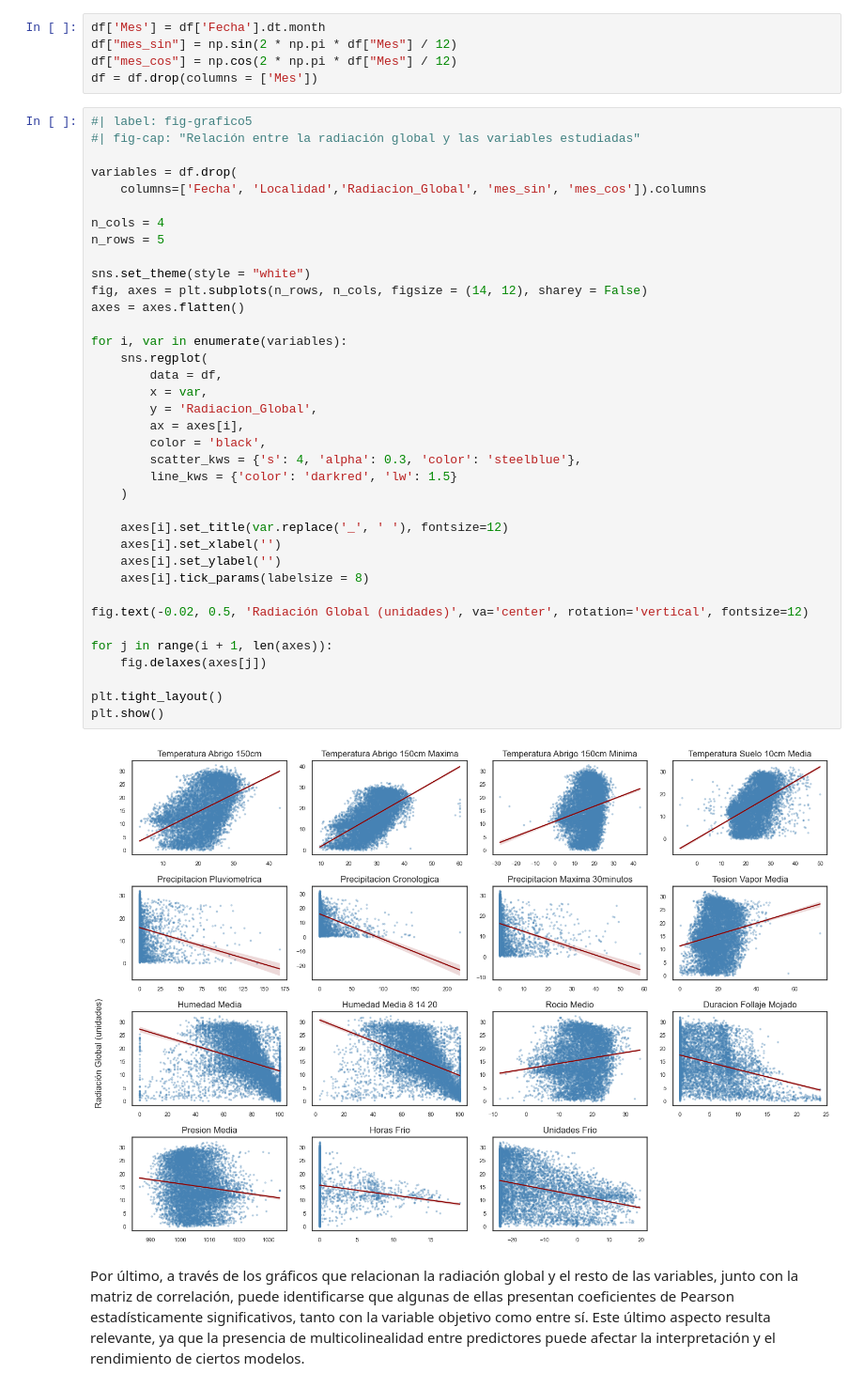
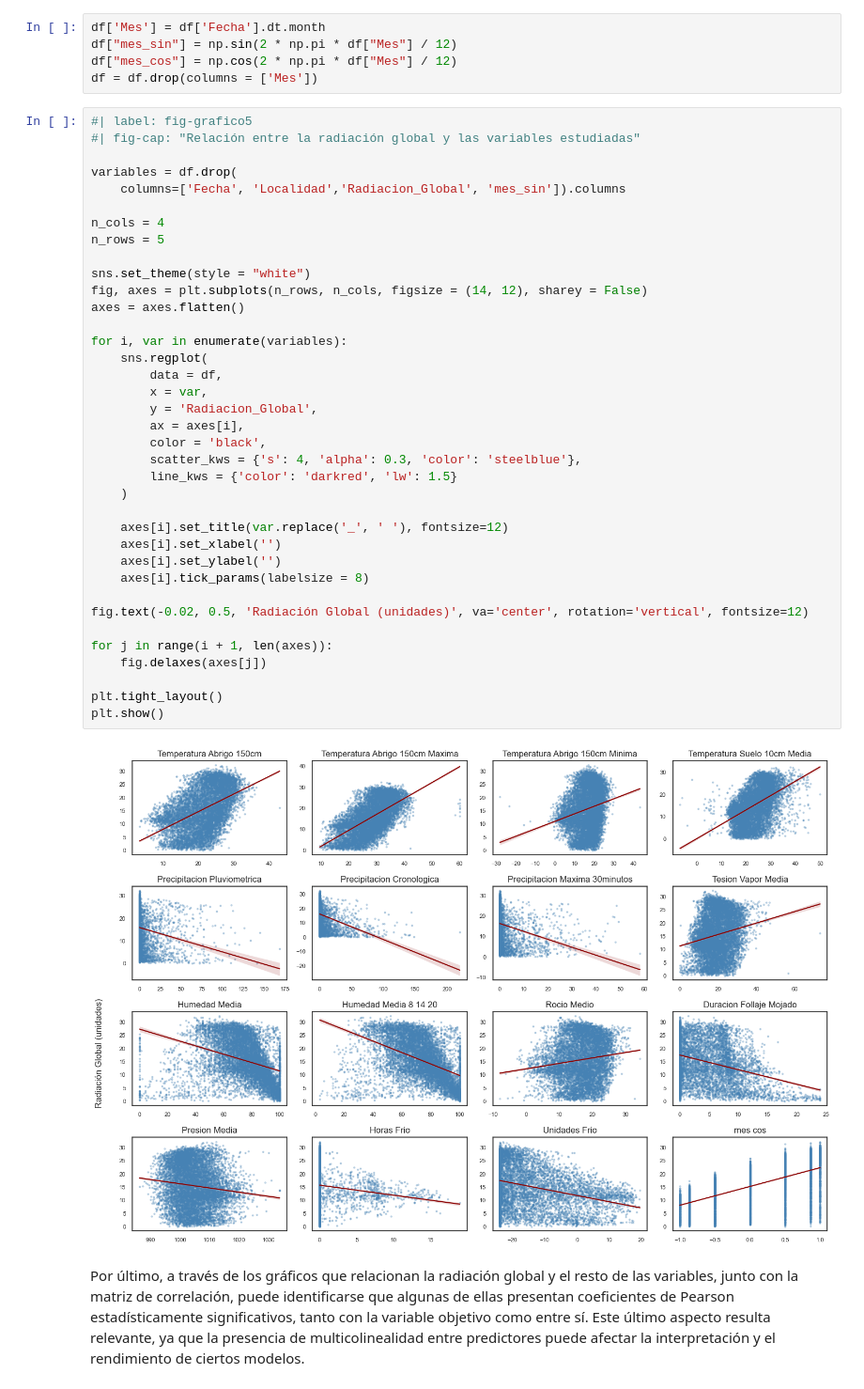
Before and after one commit to cejasmau/tp_aplicaciones, a Jupyter notebook: notebook.ipynb, the cells around one changed output. Shown at 94% size. Cells and saved outputs as stored; diff of their text form.

```diff
--- a/notebook.ipynb
+++ b/notebook.ipynb
@@ -364,40 +363,40 @@ df = df.drop(columns = ['Mes'])
 #| fig-cap: "Relación entre la radiación global y las variables estudiadas"
 
 variables = df.drop(
-    columns=['Fecha', 'Localidad','Radiacion_Global', 'mes_sin', 'mes_cos']).columns
+    columns=['Fecha', 'Localidad','Radiacion_Global', 'mes_sin']).columns
 
 n_cols = 4
 n_rows = 5
 
 sns.set_theme(style = "white")
 fig, axes = plt.subplots(n_rows, n_cols, figsize = (14, 12), sharey = False)
 axes = axes.flatten()
 
 for i, var in enumerate(variables):
     sns.regplot(
         data = df,
         x = var,
         y = 'Radiacion_Global',
         ax = axes[i],
         color = 'black',
         scatter_kws = {'s': 4, 'alpha': 0.3, 'color': 'steelblue'},
         line_kws = {'color': 'darkred', 'lw': 1.5}
     )
 
     axes[i].set_title(var.replace('_', ' '), fontsize=12)
     axes[i].set_xlabel('')
     axes[i].set_ylabel('')
     axes[i].tick_params(labelsize = 8)
 
 fig.text(-0.02, 0.5, 'Radiación Global (unidades)', va='center', rotation='vertical', fontsize=12)
 
 for j in range(i + 1, len(axes)):
     fig.delaxes(axes[j])
 
 plt.tight_layout()
 plt.show()
 # %% [output]
-[figure, old version]
+[figure, new version]
 # %% [markdown]
 Por último, a través de los gráficos que relacionan la radiación global y el resto de las variables, junto con la matriz de correlación, puede identificarse que algunas de ellas presentan coeficientes de Pearson estadísticamente significativos, tanto con la variable objetivo como entre sí. Este último aspecto resulta relevante, ya que la presencia de multicolinealidad entre predictores puede afectar la interpretación y el rendimiento de ciertos modelos.
 # %%
```
Also changed, not shown: parts of 12 cells of this notebook, 4 other files.
